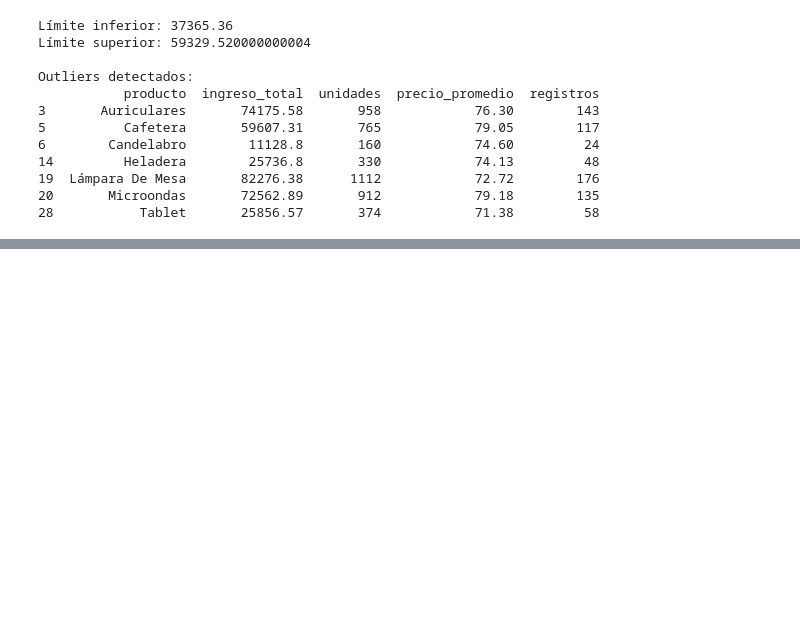
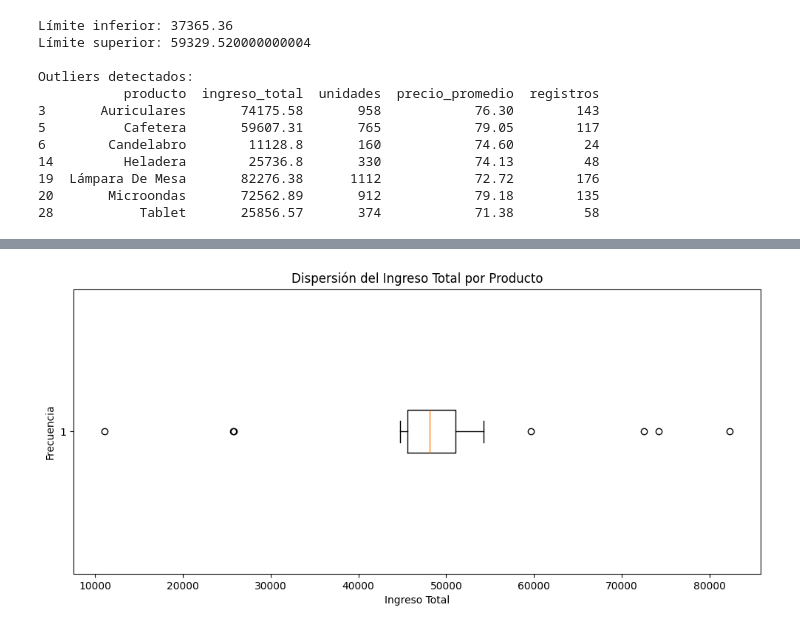
Before and after one commit to herguad/TT_data_analysis, a Jupyter notebook: Herrera_G_com_252612_ENTREGA_TT.ipynb, the cells around one changed output, grey strips where cells are left out. Cells and saved outputs as stored; diff of their text form; code cells hidden in the pictures; blank space fills up the shorter version.

```diff
--- a/Herrera_G_com_252612_ENTREGA_TT.ipynb
+++ b/Herrera_G_com_252612_ENTREGA_TT.ipynb
@@ -970,0 +973,13 @@ Outliers detectados:
+# %%
+import matplotlib.pyplot as plt
+
+num_vals = resumen_prod['ingreso_total'].dropna()
+
+plt.figure(figsize=(12,5))
+plt.boxplot(num_vals,vert=False)
+plt.title('Dispersión del Ingreso Total por Producto')
+plt.xlabel('Ingreso Total')
+plt.ylabel('Frecuencia')
+plt.show()
+# %% [output]
+[figure, added]
```
Also changed, not shown: parts of 5 cells of this notebook.
